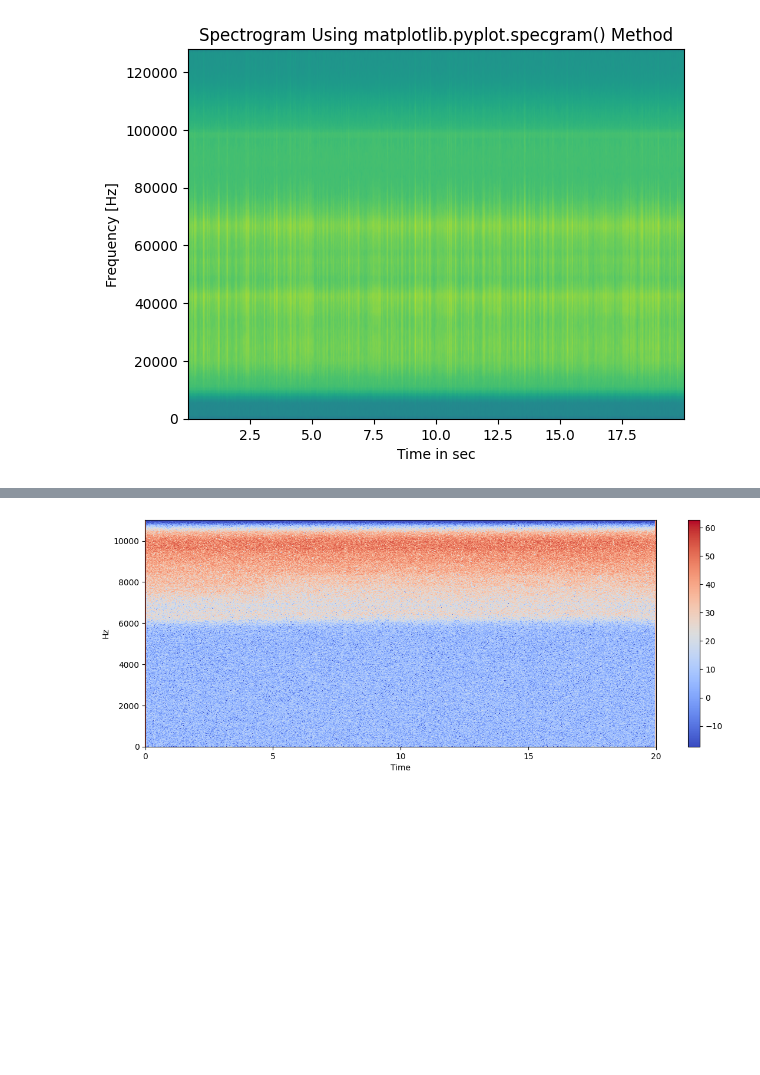
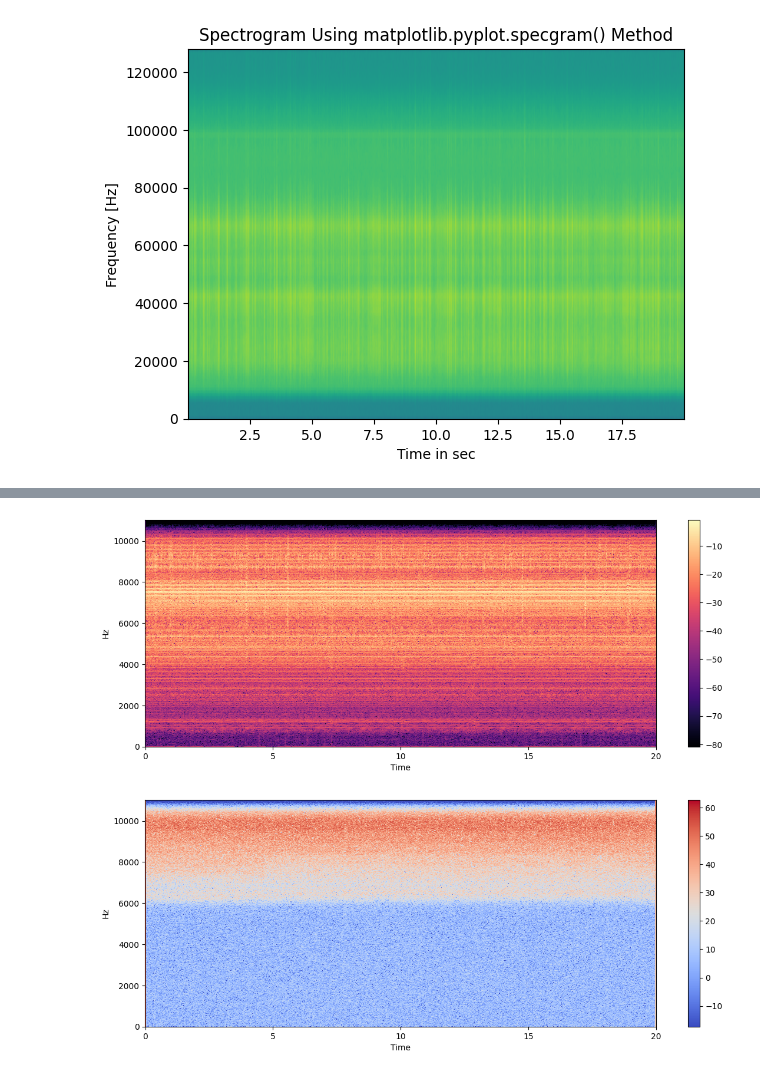
Before and after one commit to JPNMint/Cavitation_detection_ML, a Jupyter notebook: Spectrogram.ipynb, the cells around one changed output, grey strips where cells are left out. Saved outputs shown, nothing was run; the diff lists cells and outputs as text; code cells hidden in the pictures; blank space fills up the shorter version.

```diff
--- a/Spectrogram.ipynb
+++ b/Spectrogram.ipynb
@@ -60,6 +73,10 @@ def spectro(data_name):
     plt.figure(figsize=(14, 5))
     librosa.display.specshow(Xdb, sr=sr, x_axis='time', y_axis='hz')
     plt.colorbar()
+# %%
+spectro("2022_11_25_10_42_44_id_PUMPSMALL003_.wav")
+# %% [output]
+[figure, added]
 # %%
 spectro("s00000_191115_007_KesselpumpHD02_002_RP1_FC_01_P06_SB1_L0_KS_XXXX_YY_YYYY_ZZZZZZ_16.wav")
 # %% [output]
```
Also changed, not shown: parts of 2 cells of this notebook, 6 other files.
